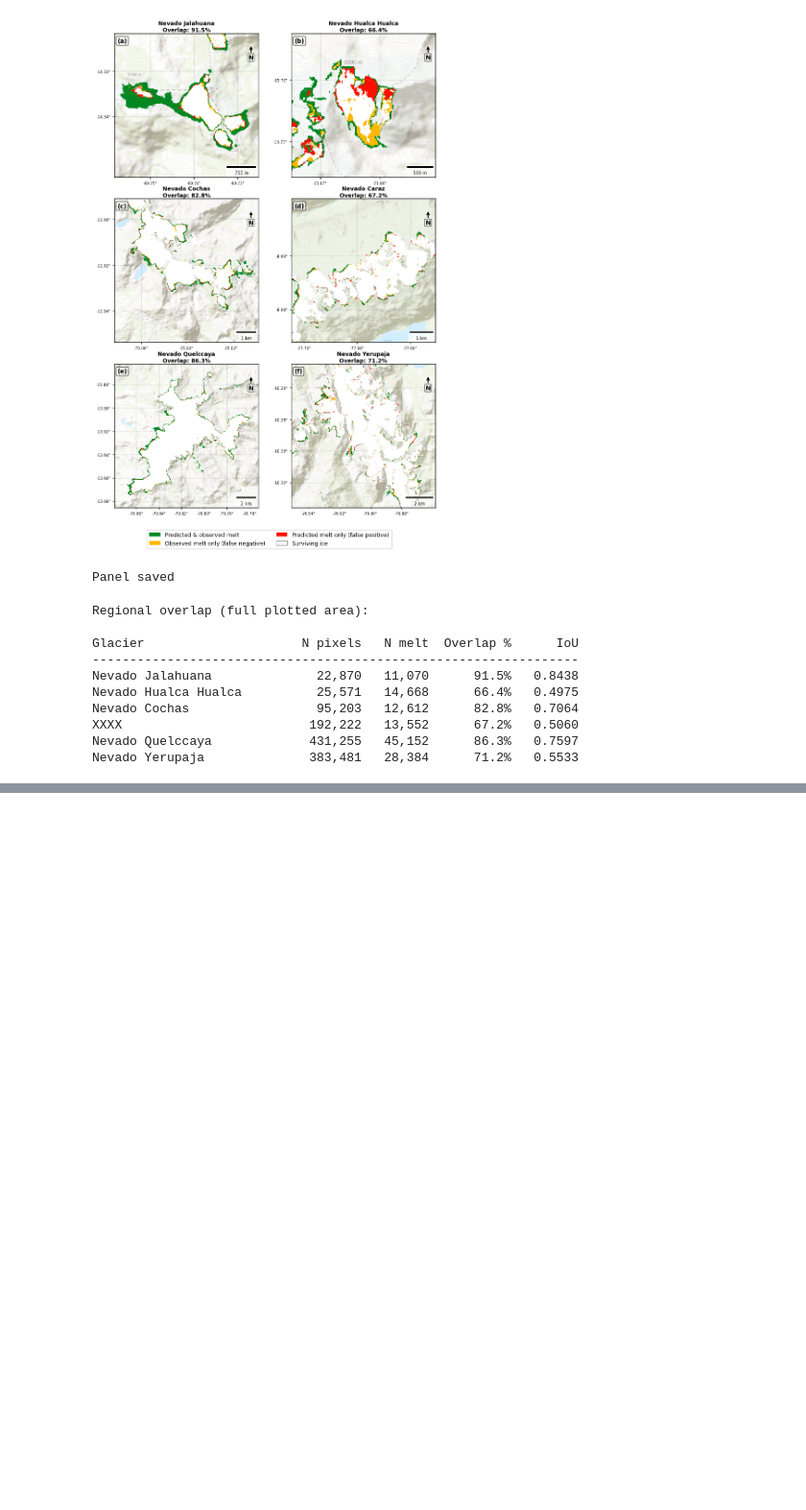
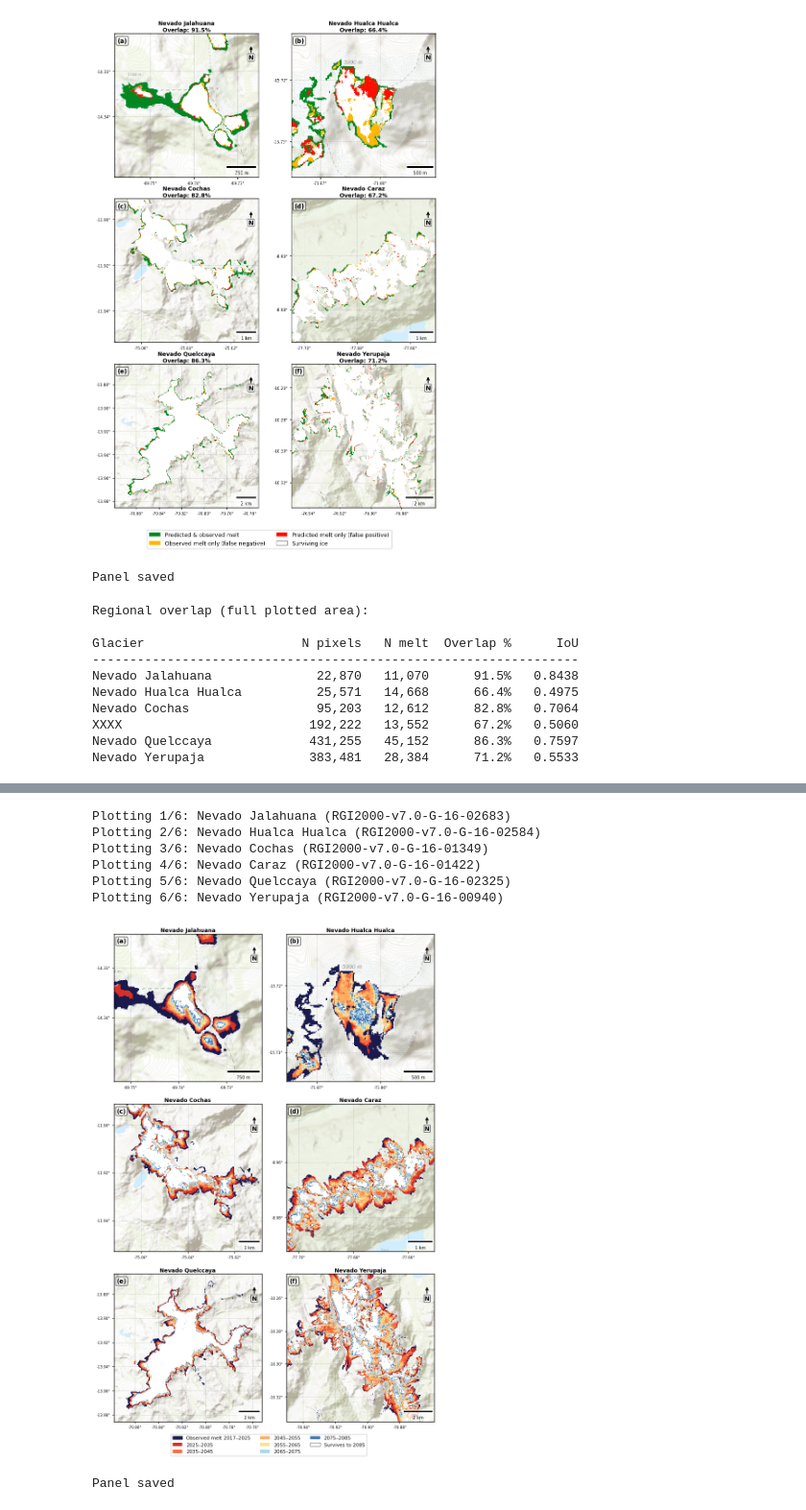
Before and after one commit to mattdaly04/Glacier-Project, a Jupyter notebook: Glacier Project/glacier_selection.ipynb, the cells around one changed output, grey strips where cells are left out. Shown at 96% size. Cells and saved outputs as stored; diff of their text form; code cells hidden in the pictures; blank space fills up the shorter version.

Commit message:
refined plots

```diff
--- a/Glacier Project/glacier_selection.ipynb
+++ b/Glacier Project/glacier_selection.ipynb
@@ -1021,0 +997,68 @@ Panel saved
+# %%
+fig, axes = plt.subplots(3, 2, figsize=(10, 14))
+axes_flat = axes.flatten()
+
+for idx, (rgi_id, config) in enumerate(GLACIER_CONFIG.items()):
+    print(f"Plotting {idx+1}/6: {config['name']} ({rgi_id})")
+
+
+    plot_glacier_final(
+        rgi_id, config['name'],
+        df_melt, df_2017_matched, df_selection,
+        ax=axes_flat[idx],
+        zoom=config['zoom'],
+        pad=config['pad'],
+        load_pad=config.get('load_pad', None),
+        lon_offset=config.get('lon_offset', 0.0),
+        lat_offset=config.get('lat_offset', 0.0),
+        overlap_pct=None
+    )
+
+    axes_flat[idx].text(0.02, 0.97, f'({chr(97+idx)})',
+                        transform=axes_flat[idx].transAxes,
+                        fontsize=10, fontweight='bold',
+                        va='top', color='black',
+                        bbox=dict(boxstyle='round,pad=0.2',
+                                  facecolor='white', alpha=0.7))
+
+# Shared legend
+melt_labels = {
+    2035: '2025–2035',
+    2045: '2035–2045',
+    2055: '2045–2055',
+    2065: '2055–2065',
+    2075: '2065–2075',
+    2085: '2075–2085',
+    0:    'Survives to 2085'
+}
+handles = [mpatches.Patch(color='#1a1a4e', label='Observed melt 2017–2025')]
+handles += [
+    mpatches.Patch(
+        facecolor=MELT_COLOURS[y],
+        edgecolor='grey' if y == 0 else 'none',
+        label=melt_labels[y]
+    )
+    for y in TIMESTEPS
+]
+
+fig.legend(handles=handles,
+           loc='lower center',
+           ncol=3,
+           fontsize=8,
+           framealpha=0.9,
+           bbox_to_anchor=(0.5, 0.02))
+
+plt.subplots_adjust(wspace=0.05, hspace=0.15, bottom=0.08)
+plt.savefig(RESULTS_DIR / 'glacier_panel_future_melt.png',
+            dpi=300, bbox_inches='tight')
+plt.show()
+print("Panel saved")
+# %% [output]
+Plotting 1/6: Nevado Jalahuana (RGI2000-v7.0-G-16-02683)
+Plotting 2/6: Nevado Hualca Hualca (RGI2000-v7.0-G-16-02584)
+Plotting 3/6: Nevado Cochas (RGI2000-v7.0-G-16-01349)
+Plotting 4/6: Nevado Caraz (RGI2000-v7.0-G-16-01422)
+Plotting 5/6: Nevado Quelccaya (RGI2000-v7.0-G-16-02325)
+Plotting 6/6: Nevado Yerupaja (RGI2000-v7.0-G-16-00940)
+[figure, added]
+Panel saved
```
Also changed, not shown: parts of 3 cells of this notebook, 4 other files.
